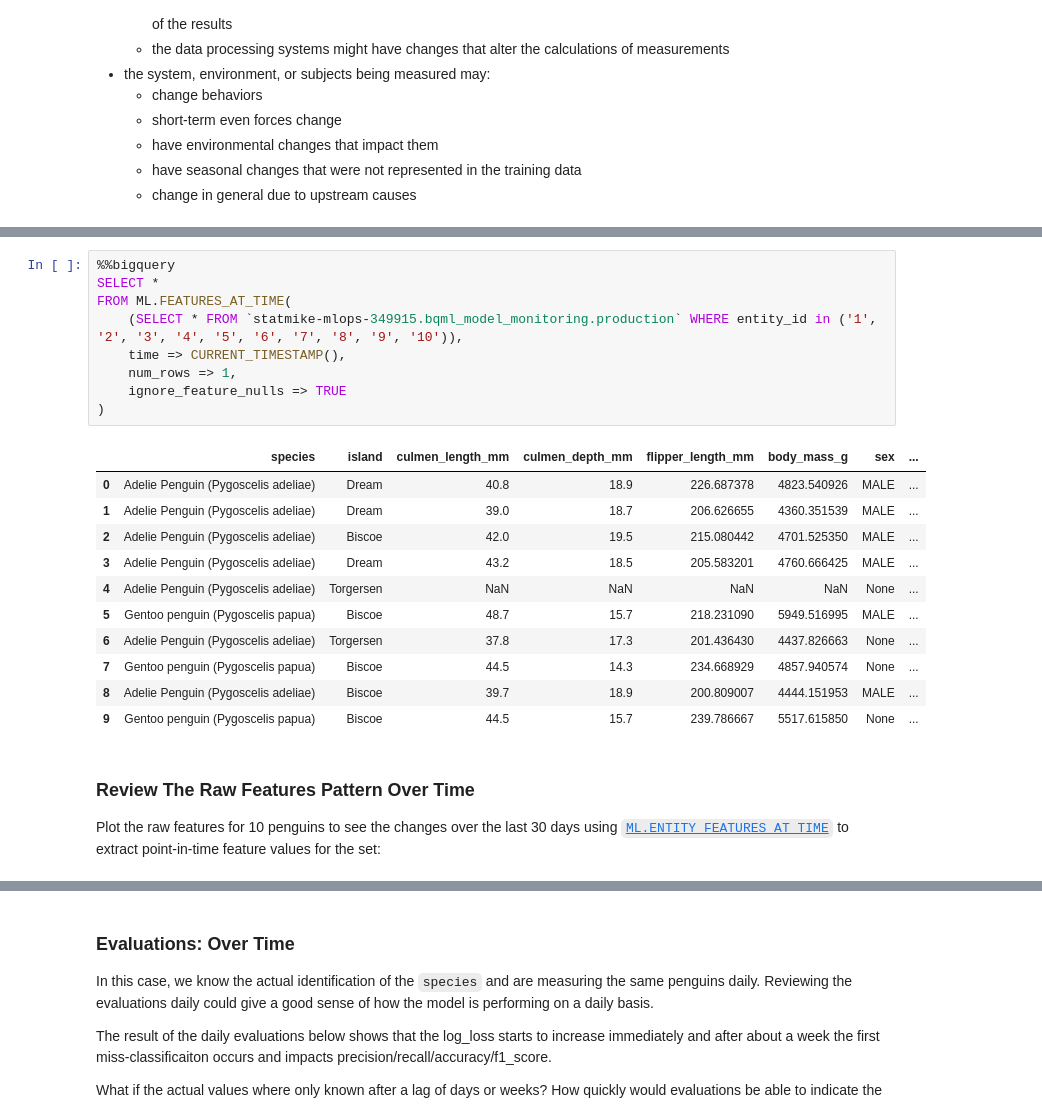
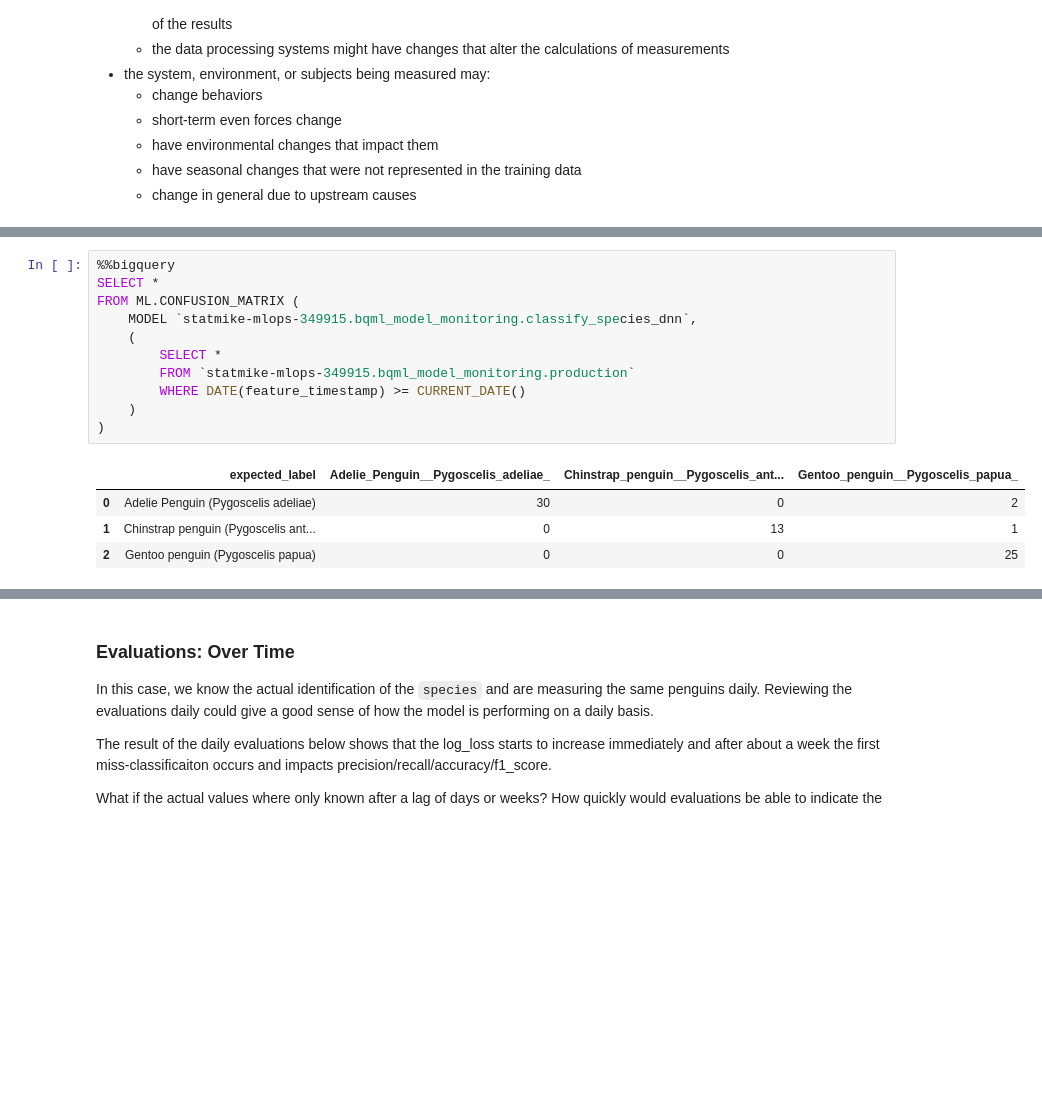
Before and after one commit to statmike/vertex-ai-mlops, a Jupyter notebook: Model Monitoring/bqml-model-monitoring-tutorial.ipynb, the cells around one changed output, grey strips where cells are left out. Saved outputs shown, nothing was run; the diff lists cells and outputs as text; blank space fills up the shorter version.

```diff
--- a/Model Monitoring/bqml-model-monitoring-tutorial.ipynb
+++ b/Model Monitoring/bqml-model-monitoring-tutorial.ipynb
@@ -619,25 +605,16 @@ Use the `ML.FEATURE_AT_TIME` function to review the latest raw feature values fo
 # %%
 %%bigquery
 SELECT *
-FROM ML.FEATURES_AT_TIME(
-    (SELECT * FROM `statmike-mlops-349915.bqml_model_monitoring.production` WHERE entity_id in ('1', '2', '3', '4', '5', '6', '7', '8', '9', '10')),
-    time => CURRENT_TIMESTAMP(),
-    num_rows => 1,
-    ignore_feature_nulls => TRUE
+FROM ML.CONFUSION_MATRIX (
+    MODEL `statmike-mlops-349915.bqml_model_monitoring.classify_species_dnn`,
+    (
+        SELECT *
+        FROM `statmike-mlops-349915.bqml_model_monitoring.production`
+        WHERE DATE(feature_timestamp) >= CURRENT_DATE()
+    )
 )
 # %% [output]
-|  | species | island | culmen_length_mm | culmen_depth_mm | flipper_length_mm | body_mass_g | sex | ... |
-| 0 | Adelie Penguin (Pygoscelis adeliae) | Dream | 40.8 | 18.9 | 226.687378 | 4823.540926 | MALE | ... |
-| 1 | Adelie Penguin (Pygoscelis adeliae) | Dream | 39.0 | 18.7 | 206.626655 | 4360.351539 | MALE | ... |
-| 2 | Adelie Penguin (Pygoscelis adeliae) | Biscoe | 42.0 | 19.5 | 215.080442 | 4701.525350 | MALE | ... |
-| 3 | Adelie Penguin (Pygoscelis adeliae) | Dream | 43.2 | 18.5 | 205.583201 | 4760.666425 | MALE | ... |
-| 4 | Adelie Penguin (Pygoscelis adeliae) | Torgersen | NaN | NaN | NaN | NaN | None | ... |
-| 5 | Gentoo penguin (Pygoscelis papua) | Biscoe | 48.7 | 15.7 | 218.231090 | 5949.516995 | MALE | ... |
-| 6 | Adelie Penguin (Pygoscelis adeliae) | Torgersen | 37.8 | 17.3 | 201.436430 | 4437.826663 | None | ... |
-| 7 | Gentoo penguin (Pygoscelis papua) | Biscoe | 44.5 | 14.3 | 234.668929 | 4857.940574 | None | ... |
-| 8 | Adelie Penguin (Pygoscelis adeliae) | Biscoe | 39.7 | 18.9 | 200.809007 | 4444.151953 | MALE | ... |
-| 9 | Gentoo penguin (Pygoscelis papua) | Biscoe | 44.5 | 15.7 | 239.786667 | 5517.615850 | None | ... |
+|  | expected_label | Adelie_Penguin__Pygoscelis_adeliae_ | Chinstrap_penguin__Pygoscelis_ant... | Gentoo_penguin__Pygoscelis_papua_ |
+| 0 | Adelie Penguin (Pygoscelis adeliae) | 30 | 0 | 2 |
+| 1 | Chinstrap penguin (Pygoscelis ant... | 0 | 13 | 1 |
+| 2 | Gentoo penguin (Pygoscelis papua) | 0 | 0 | 25 |
-# %% [markdown]
-### Review The Raw Features Pattern Over Time
-
-Plot the raw features for 10 penguins to see the changes over the last 30 days using [`ML.ENTITY_FEATURES_AT_TIME`](https://cloud.google.com/bigquery/docs/reference/standard-sql/bigqueryml-syntax-entity-feature-time) to extract point-in-time feature values for the set:
```
Also changed, not shown: parts of 63 cells of this notebook, 1 other file.
